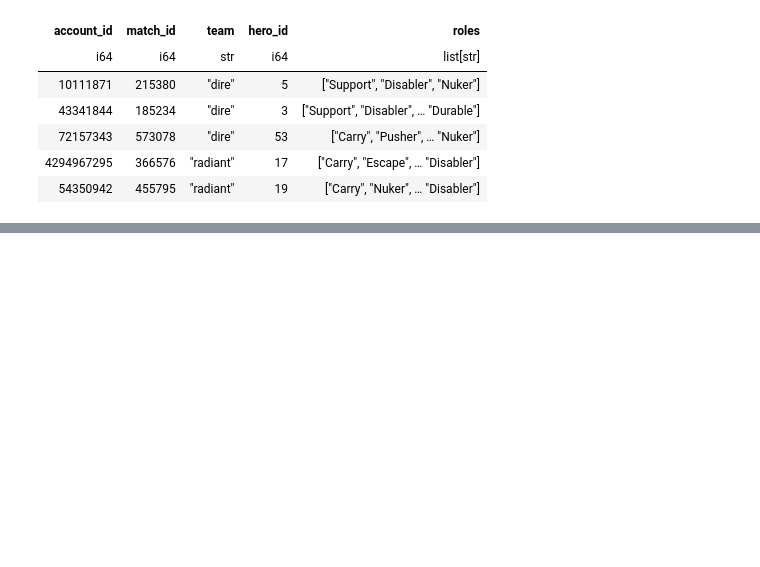
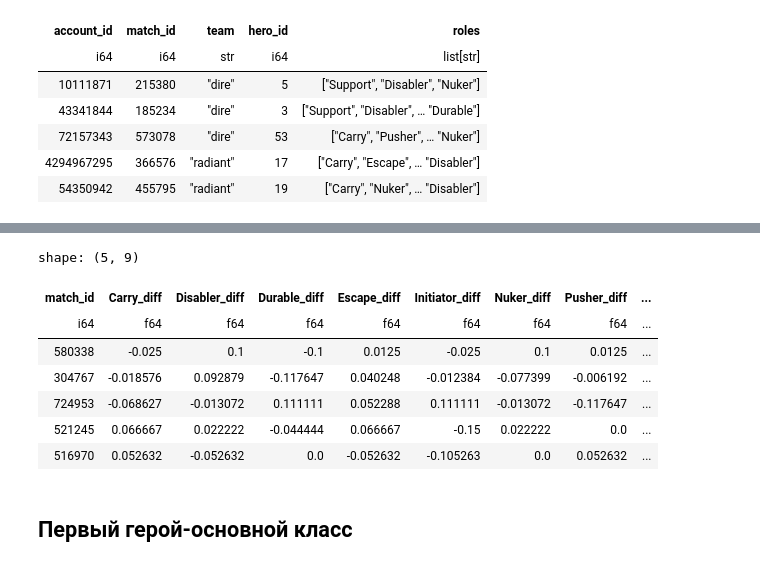
Before and after one commit to Pavel-pers/ml_dota_linreg, a Jupyter notebook: homework-practice-03-base.ipynb, the cells around one changed output, grey strips where cells are left out. Saved outputs shown, nothing was run; the diff lists cells and outputs as text; code cells hidden in the pictures; blank space fills up the shorter version.

```diff
--- a/homework-practice-03-base.ipynb
+++ b/homework-practice-03-base.ipynb
@@ -1593,0 +1607,8 @@ InvalidOperationError: `pivot` needs either `index or `values` needs to be speci
+# %%
+matches_with_roles_feature = (
+    grouped_players_with_roles_df.pivot(on="team", index="match_id", values="roles")
+    .rename({"dire": "dire_roles", "radiant": "radiant_roles"})
+    .with_columns(pl.col("dire_roles").list.len().alias("dire_roles_len"),
+                  pl.col("radiant_roles").list.len().alias("radiant_roles_len"))
+)
+matches_with_roles_feature.head()
@@ -1593,0 +1624,3 @@ InvalidOperationError: `pivot` needs either `index or `values` needs to be speci
+# %%
+PLAYERS_ROLES = filtered_players_roles_with_team_df['roles'].explode().unique().sort().to_list()
+PLAYERS_ROLES
@@ -1593,0 +1636,24 @@ InvalidOperationError: `pivot` needs either `index or `values` needs to be speci
+# %%
+matches_with_role_ratio_feature = matches_with_roles_feature.select(pl.col('match_id'))
+for team in ['radiant', 'dire']:
+    team_roles_col = f'{team}_roles'
+    team_roles_len_col = f'{team}_roles_len'
+    for role in PLAYERS_ROLES:
+        role_counter = (matches_with_roles_feature
+        .select(
+            pl.col('match_id'),
+            (pl.col(team_roles_col).list.eval(pl.element() == role).list.sum()
+             / pl.col(team_roles_len_col)).alias(f'{team}_{role}_ratio'),
+            (pl.col(team_roles_col).list.eval(pl.element() == role).list.any()).alias(f'{team}_{role}_present'),
+            (pl.col(team_roles_col).list.eval(pl.element() == role).list.sum() > 1).alias(f'{team}_{role}_present2')
+        ))
+        matches_with_role_ratio_feature = matches_with_role_ratio_feature.join(role_counter, on='match_id', how='left')
+
+matches_with_main_role_diff_feature = matches_with_roles_feature.select(pl.col('match_id'))
+for role in PLAYERS_ROLES:
+    role_diff = (matches_with_role_ratio_feature
+    .select(
+        pl.col('match_id'),
+        (pl.col(f'radiant_{role}_ratio') - pl.col(f'dire_{role}_ratio')).alias(f'{role}_diff')
+    ))
+    matches_with_main_role_diff_feature = matches_with_main_role_diff_feature.join(role_diff, on='match_id', how='left')
@@ -1593,0 +1671,11 @@ InvalidOperationError: `pivot` needs either `index or `values` needs to be speci
+# %%
+matches_with_main_role_diff_feature.head()
+# %% [output]
+shape: (5, 9)
+| match_id | Carry_diff | Disabler_diff | Durable_diff | Escape_diff | Initiator_diff | Nuker_diff | Pusher_diff | ... |
+| i64 | f64 | f64 | f64 | f64 | f64 | f64 | f64 | ... |
+| 580338 | -0.025 | 0.1 | -0.1 | 0.0125 | -0.025 | 0.1 | 0.0125 | ... |
+| 304767 | -0.018576 | 0.092879 | -0.117647 | 0.040248 | -0.012384 | -0.077399 | -0.006192 | ... |
+| 724953 | -0.068627 | -0.013072 | 0.111111 | 0.052288 | 0.111111 | -0.013072 | -0.117647 | ... |
+| 521245 | 0.066667 | 0.022222 | -0.044444 | 0.066667 | -0.15 | 0.022222 | 0.0 | ... |
+| 516970 | 0.052632 | -0.052632 | 0.0 | -0.052632 | -0.105263 | 0.0 | 0.052632 | ... |
@@ -1593,0 +1686,2 @@ InvalidOperationError: `pivot` needs either `index or `values` needs to be speci
+# %% [markdown]
+## Первый герой-основной класс
```
Also changed, not shown: parts of 19 cells of this notebook, 1 other file.
